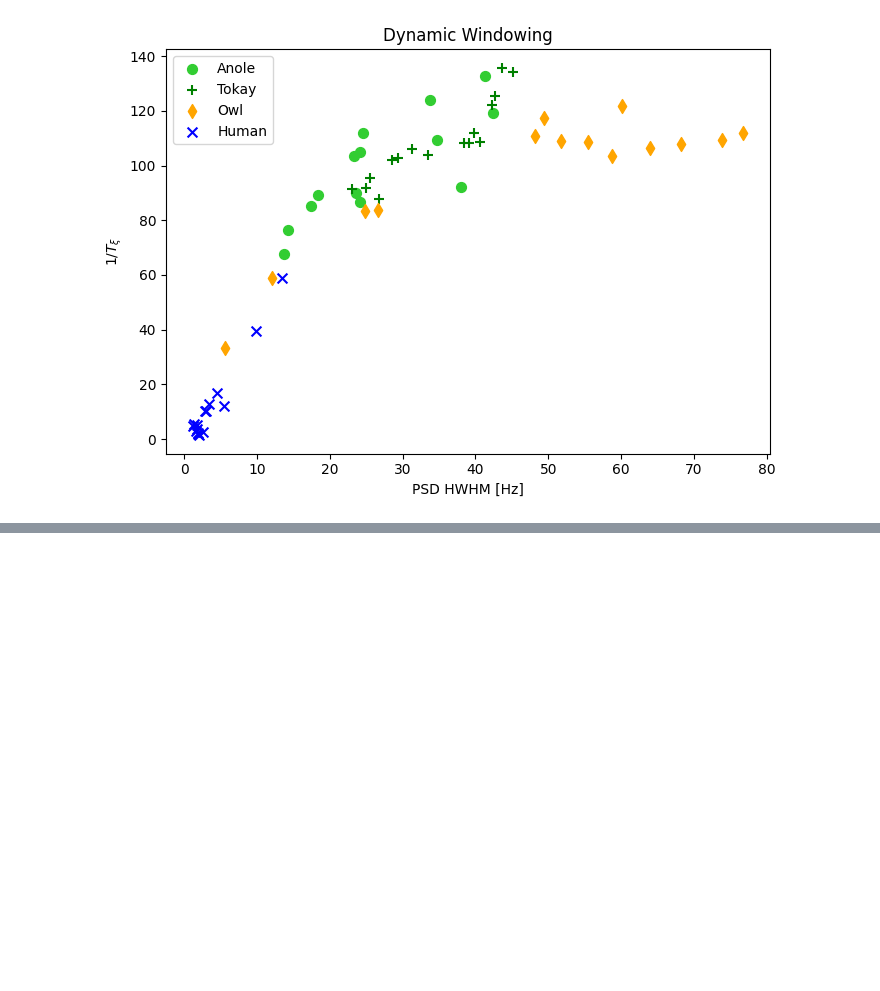
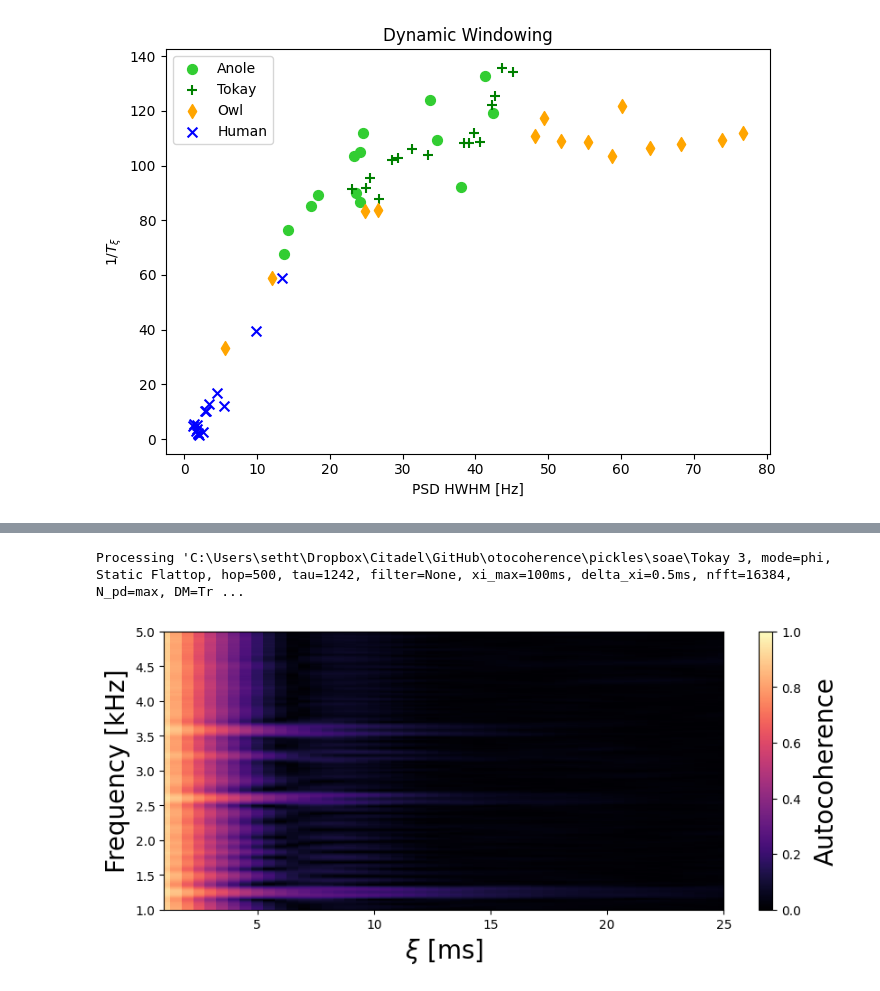
Before and after one commit to seththepeacock/otocoherence, a Jupyter notebook: ARO/ARO_figs.ipynb, the cells around one changed output, grey strips where cells are left out. Cells and saved outputs as stored; diff of their text form; code cells hidden in the pictures; blank space fills up the shorter version.

```diff
--- a/ARO/ARO_figs.ipynb
+++ b/ARO/ARO_figs.ipynb
@@ -46,6 +43,8 @@ alpha_static = 0.5
 strokecolor_dyn = 'black'
 s = 50
 s_stroke = s*1.2
+fsz=20
+labelpad_cgram=10
 
 
 # Globals
@@ -58,6 +57,7 @@ markers = {
     "Human": ("blue", "x"),
     "Tokay": ("green", "+"),
 }
+
 mse_thresh = 0.001
 xmin = 0.5
 xmax = 12
@@ -425,13 +424,48 @@ Processing Tokay 0 (50000Hz)
 # %%
 "Tokay Colossogram"
 
 species='Tokay'
-wf_idx=0
+wf_idx=3
 fp_fig=os.path.join(dir_figs_poster, f"{species}_{wf_idx}_Colossogram.jpg")
 
 wf, wf_fn, fs, good_peak_freqs, bad_peak_freqs = get_wf(species=species, wf_idx=wf_idx)
 good_colors = get_colors("good")
 bad_colors = get_colors("bad")
 bw = 150
 wf_len_s = 60
 wf = crop_wf(wf, fs, wf_len_s)
+tau = get_precalc_tau_from_bw(bw, fs, 'flattop', dir_tau_pkl)
+
+cgram_dict = load_calc_colossogram(
+    **{
+        "wf": wf,
+        "wf_idx": wf_idx,
+        "wf_fn": wf_fn,
+        "wf_len_s": wf_len_s,
+        "species": species,
+        "fs": fs,
+        "pkl_folder": dir_pkl,
+        "mode": 'phi',
+        "tau": tau,
+        "nfft": 16384,
+        "xi_min_s": 0.0005,
+        "xi_max_s": 0.1,
+        "hop": get_hop_from_hop_thing(("s", 0.01), tau, fs),
+        "filter_meth": None,
+        "win_meth": {'method':'static', 'win_type':'flattop'},
+        "demean": True,
+        "const_N_pd": False,
+        "scale": True,
+    }
+)
+plt.figure(figsize=(10, 4))
+cbar=pc.plot_colossogram(cgram_dict, cmap='magma', vmax=1.0, return_cbar=True)
+cbar.set_label(r"Autocoherence", fontsize=fsz, labelpad=labelpad_cgram)
+plt.ylabel("Frequency [kHz]", fontsize=fsz)
+plt.xlabel(r"$\xi$ [ms]", fontsize=fsz)
+plt.ylim(1, 5)
+plt.xlim(1, 25)
+plt.savefig(fp_fig, dpi=dpi, bbox_inches='tight')
+# %% [output]
+Processing 'C:\Users\setht\Dropbox\Citadel\GitHub\otocoherence\pickles\soae\Tokay 3, mode=phi, Static Flattop, hop=500, tau=1242, filter=None, xi_max=100ms, delta_xi=0.5ms, nfft=16384, N_pd=max, DM=Tr ...
+[figure, added]
```
Also changed, not shown: parts of 6 cells of this notebook, 7 other files.
